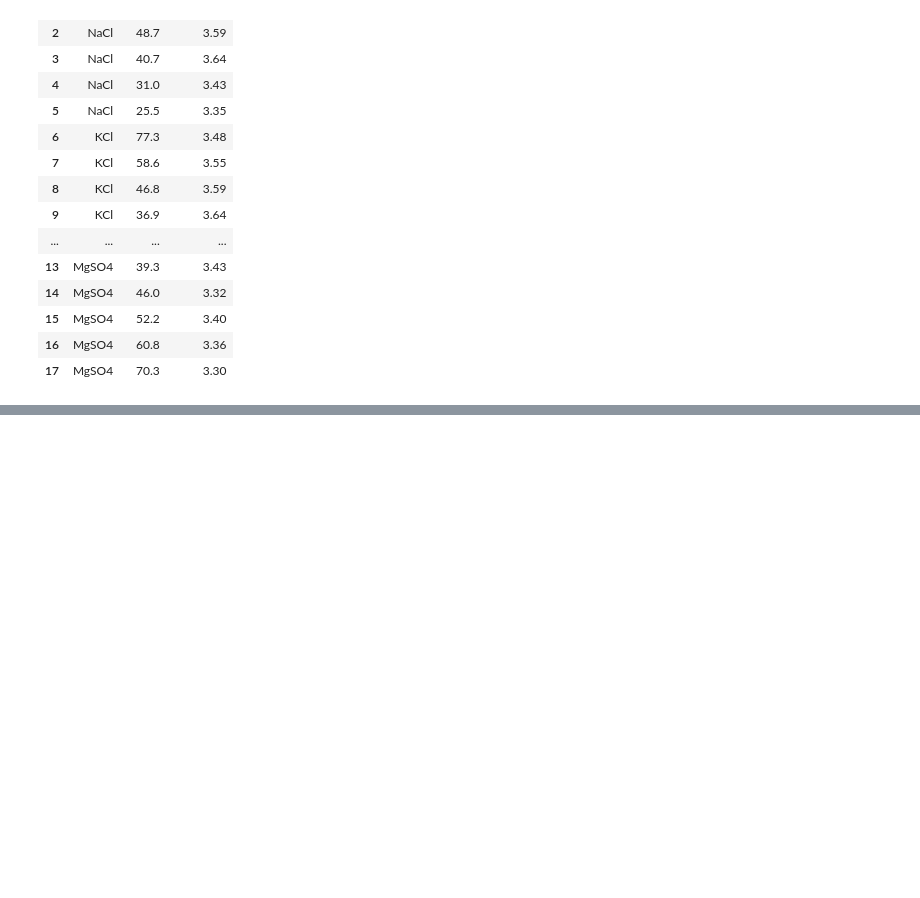
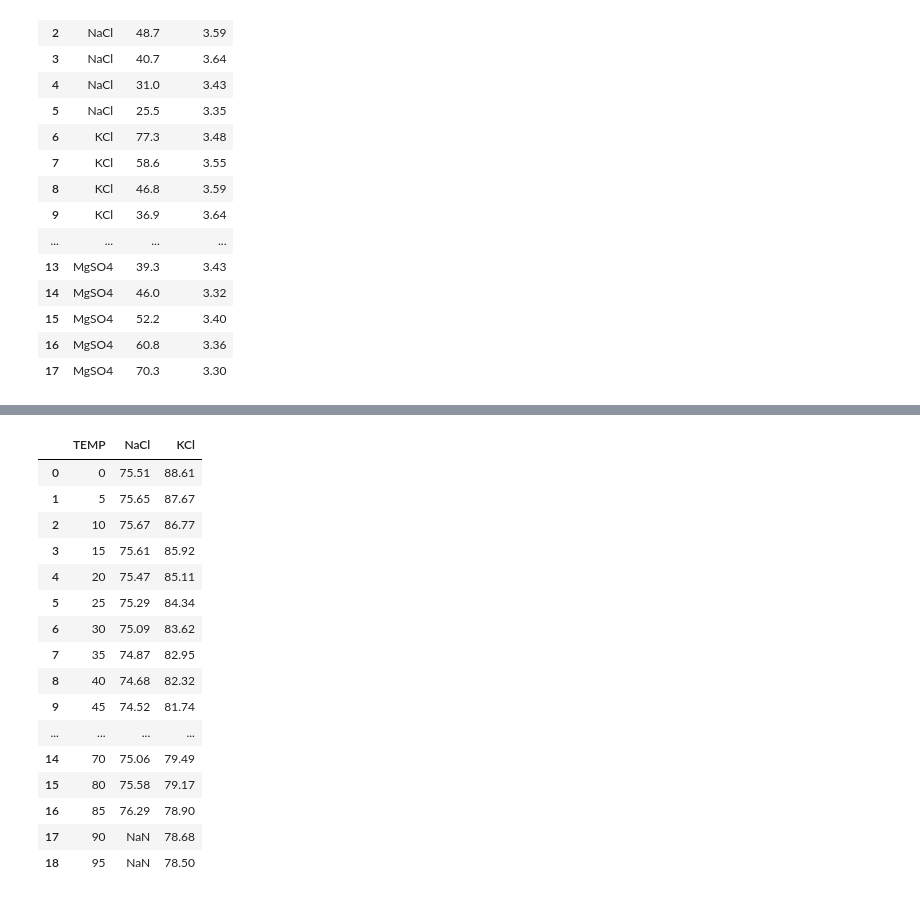
Before and after one commit to mmolter/ME303, a Jupyter notebook: Labs/Lab 3 - Humidity/analysis.ipynb, the cells around one changed output, grey strips where cells are left out. Drawn from its saved outputs; the diff is of its cells as text; code cells hidden in the pictures; blank space fills up the shorter version.

```diff
--- a/Labs/Lab 3 - Humidity/analysis.ipynb
+++ b/Labs/Lab 3 - Humidity/analysis.ipynb
@@ -53,0 +57,43 @@ plt.show()
+# %%
+omega = pd.DataFrame()
+
+omega['TEMP'] = [
+     0,  5, 10, 15, 20, 25,
+    30, 35, 40, 45, 50, 55,
+    60, 65, 70, 80, 85, 90,
+    95
+]
+
+omega['NaCl'] = [
+    75.51, 75.65, 75.67, 75.61, 75.47,
+    75.29, 75.09, 74.87, 74.68, 74.52,
+    74.43, 74.41, 74.50, 74.71, 75.06,
+    75.58, 76.29, np.nan, np.nan,
+]
+
+omega['KCl'] = [
+    88.61, 87.67, 86.77, 85.92, 85.11,
+    84.34, 83.62, 82.95, 82.32, 81.74,
+    81.20, 80.70, 80.25, 79.85, 79.49,
+    79.17, 78.90, 78.68, 78.50
+]
+
+omega
+# %% [output]
+|  | TEMP | NaCl | KCl |
+| 0 | 0 | 75.51 | 88.61 |
+| 1 | 5 | 75.65 | 87.67 |
+| 2 | 10 | 75.67 | 86.77 |
+| 3 | 15 | 75.61 | 85.92 |
+| 4 | 20 | 75.47 | 85.11 |
+| 5 | 25 | 75.29 | 84.34 |
+| 6 | 30 | 75.09 | 83.62 |
+| 7 | 35 | 74.87 | 82.95 |
+| 8 | 40 | 74.68 | 82.32 |
+| 9 | 45 | 74.52 | 81.74 |
+| ... | ... | ... | ... |
+| 14 | 70 | 75.06 | 79.49 |
+| 15 | 80 | 75.58 | 79.17 |
+| 16 | 85 | 76.29 | 78.90 |
+| 17 | 90 | NaN | 78.68 |
+| 18 | 95 | NaN | 78.50 |
```
Also changed, not shown: parts of 5 cells of this notebook, 6 other files.
